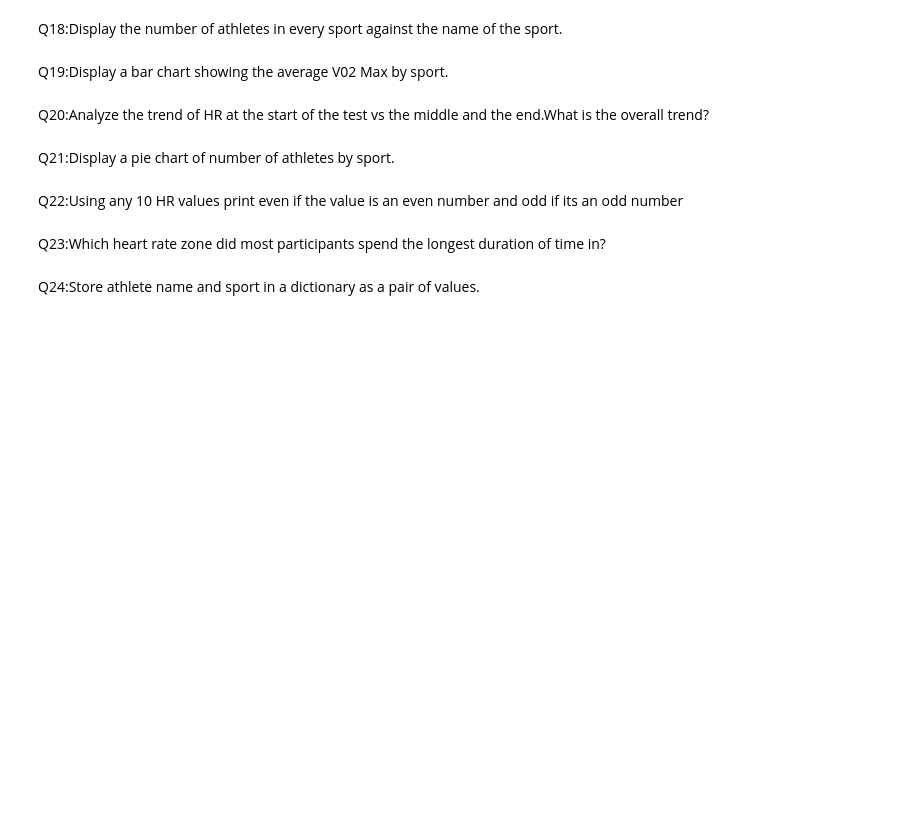
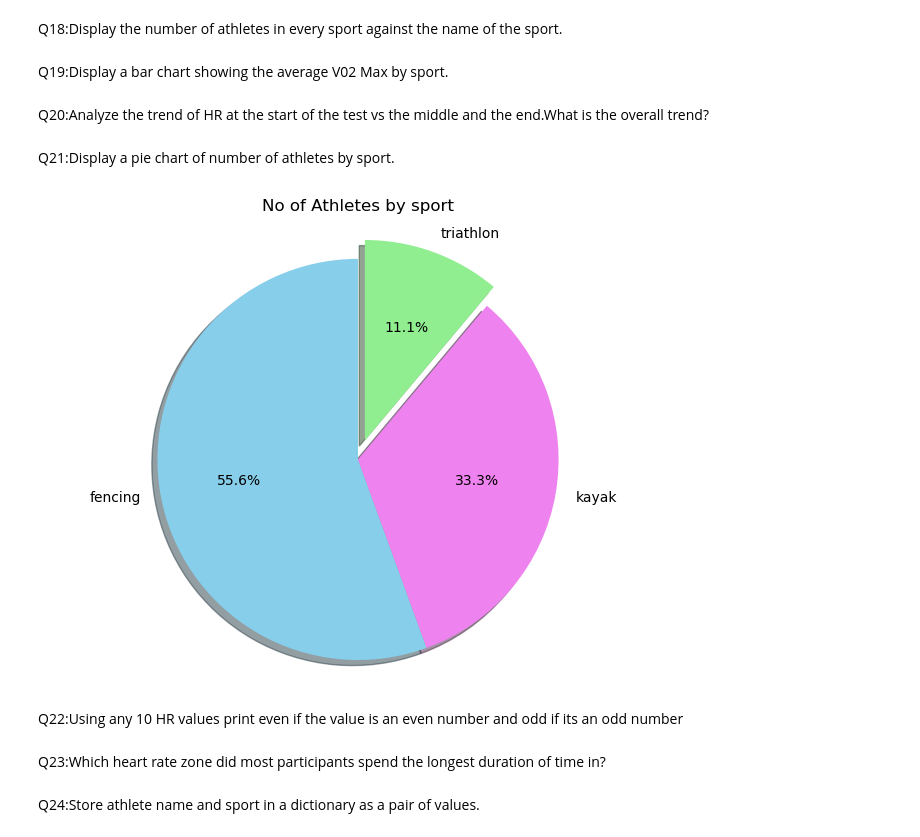
Before and after one commit to kalyankranth/10_Pythoncharms_PythonHackathon_Aug24, a Jupyter notebook: KalyanKranthi_Q17toQ32.ipynb, the cells around one changed output. Cells and saved outputs as stored; diff of their text form; code cells hidden in the pictures; blank space fills up the shorter version.

```diff
--- a/KalyanKranthi_Q17toQ32.ipynb
+++ b/KalyanKranthi_Q17toQ32.ipynb
@@ -68,6 +72,20 @@ Q19:Display a bar chart showing the average V02 Max by sport.
 Q20:Analyze the trend of HR at the start of the test vs the middle and the end.What is the overall trend?
 # %% [markdown]
 Q21:Display a pie chart of number of athletes by sport.
+# %%
+Athletes=pd.read_excel("V02Max_Combined.xlsx",sheet_name= "Athletes")
+#display(Athletes)
+#counting no. of persons in each sport
+Sport_cnt=Athletes['sport'].value_counts()
+fig, ax=plt.subplots(figsize=(8,6))
+explode=(0, 0, 0.1)
+colors=['skyblue', 'violet', 'lightgreen']
+ax.pie(Sport_cnt.values, labels=Sport_cnt.index, autopct='%1.1f%%', startangle=90, shadow=True, colors=colors, explode=explode)
+ax.set_title(label='No of Athletes by sport')
+ax.axis('equal')
+plt.show()
+# %% [output]
+[figure, added]
 # %% [markdown]
 Q22:Using any 10 HR values print even if the value is an even number and odd if its an odd number
 # %% [markdown]
```
Also changed, not shown: parts of 4 cells of this notebook.
